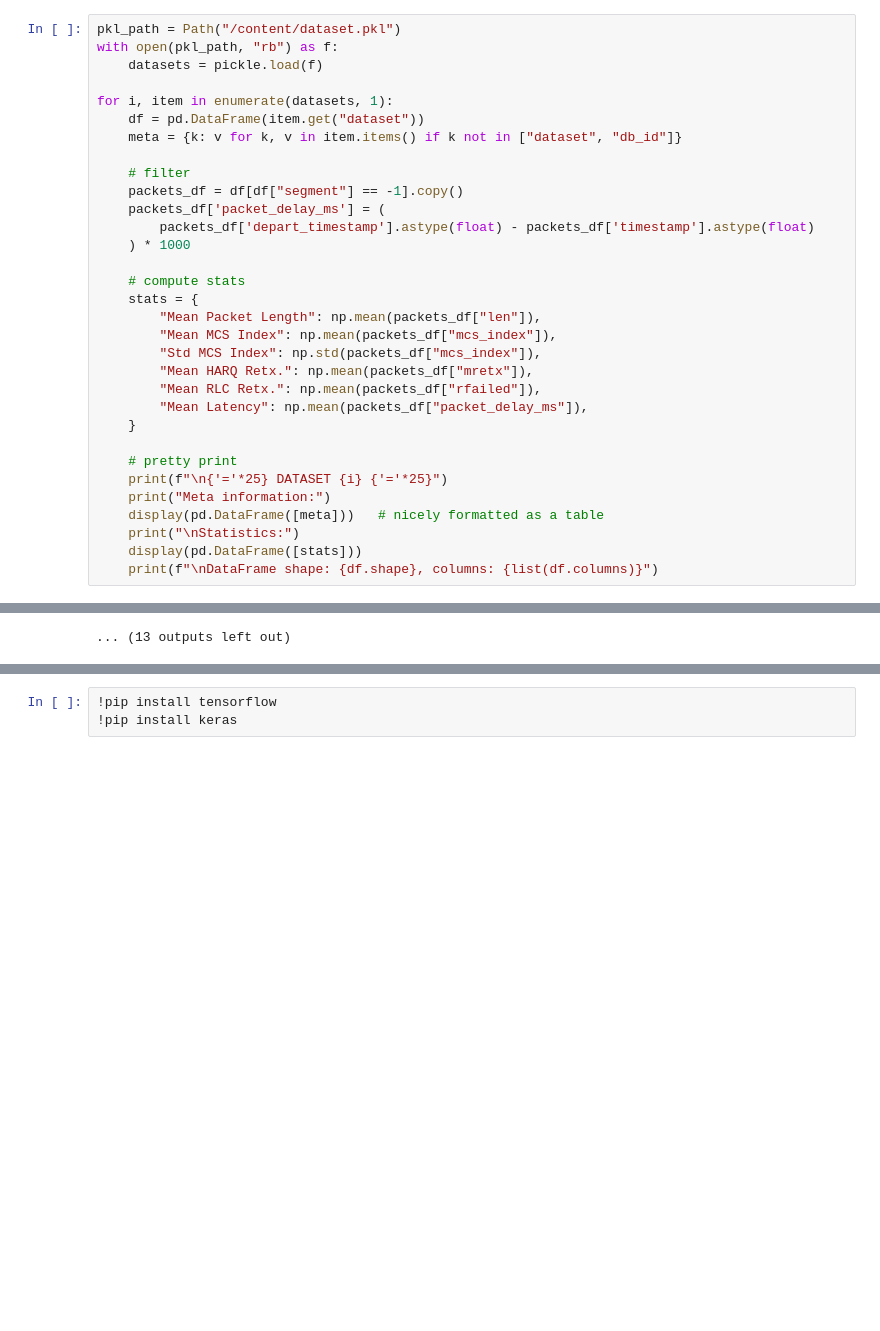
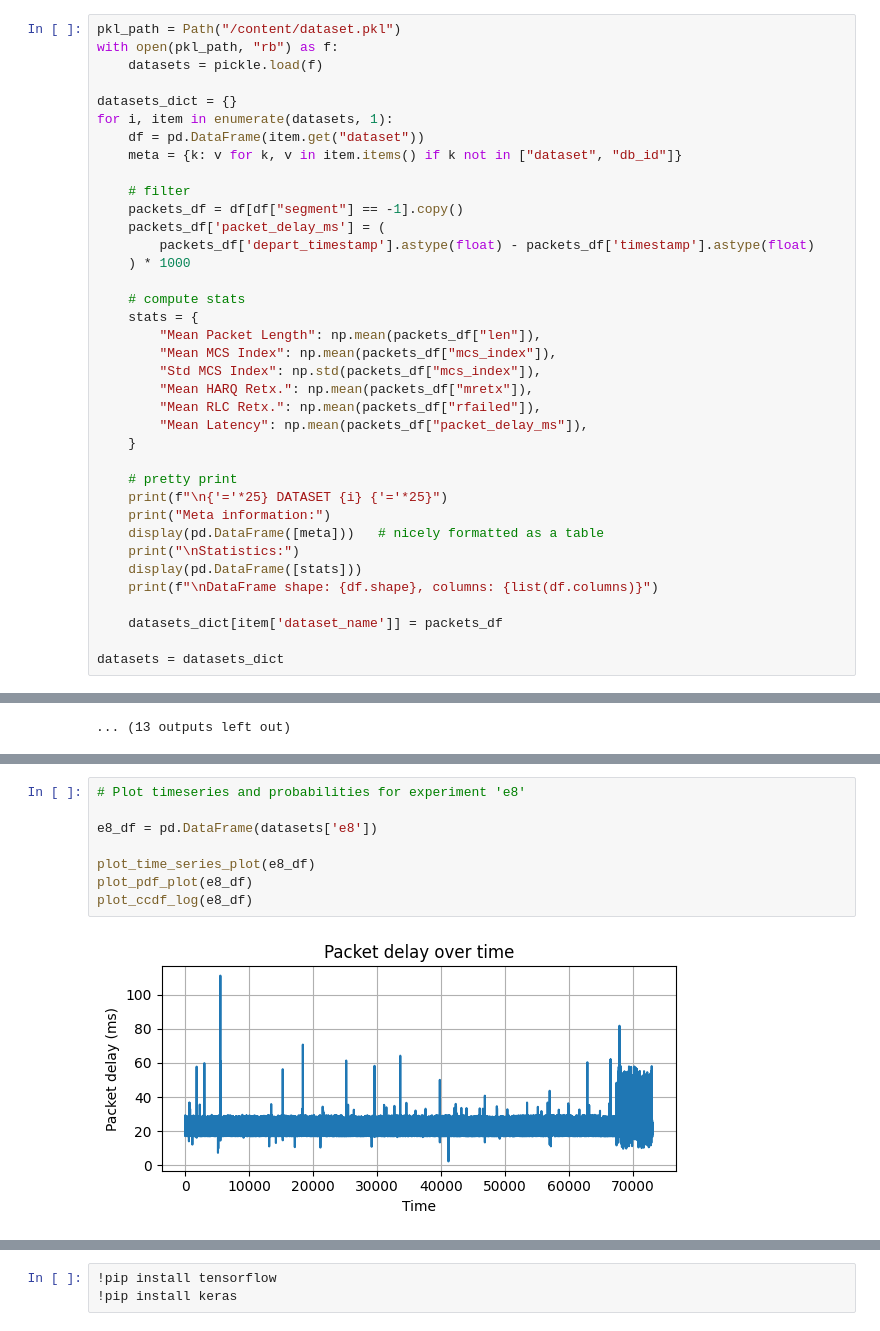
Before and after one commit to KTH-EXPECA/summer-school-2025, a Jupyter notebook: part1.ipynb, the cells around one changed output, grey strips where cells are left out. Saved outputs shown, nothing was run; the diff lists cells and outputs as text; blank space fills up the shorter version.

```diff
--- a/part1.ipynb
+++ b/part1.ipynb
@@ -59,6 +59,7 @@ pkl_path = Path("/content/dataset.pkl")
 with open(pkl_path, "rb") as f:
     datasets = pickle.load(f)
 
+datasets_dict = {}
 for i, item in enumerate(datasets, 1):
     df = pd.DataFrame(item.get("dataset"))
     meta = {k: v for k, v in item.items() if k not in ["dataset", "db_id"]}
@@ -86,6 +87,10 @@ for i, item in enumerate(datasets, 1):
     print("\nStatistics:")
     display(pd.DataFrame([stats]))
     print(f"\nDataFrame shape: {df.shape}, columns: {list(df.columns)}")
+
+    datasets_dict[item['dataset_name']] = packets_df
+
+datasets = datasets_dict
 # %% [output]
 ========================= DATASET 1 =========================
 Meta information:
@@ -175,0 +197,10 @@ plt.show()
+# %%
+# Plot timeseries and probabilities for experiment 'e8'
+
+e8_df = pd.DataFrame(datasets['e8'])
+
+plot_time_series_plot(e8_df)
+plot_pdf_plot(e8_df)
+plot_ccdf_log(e8_df)
+# %% [output]
+[figure, added]
```
Also changed, not shown: parts of 3 cells of this notebook.
